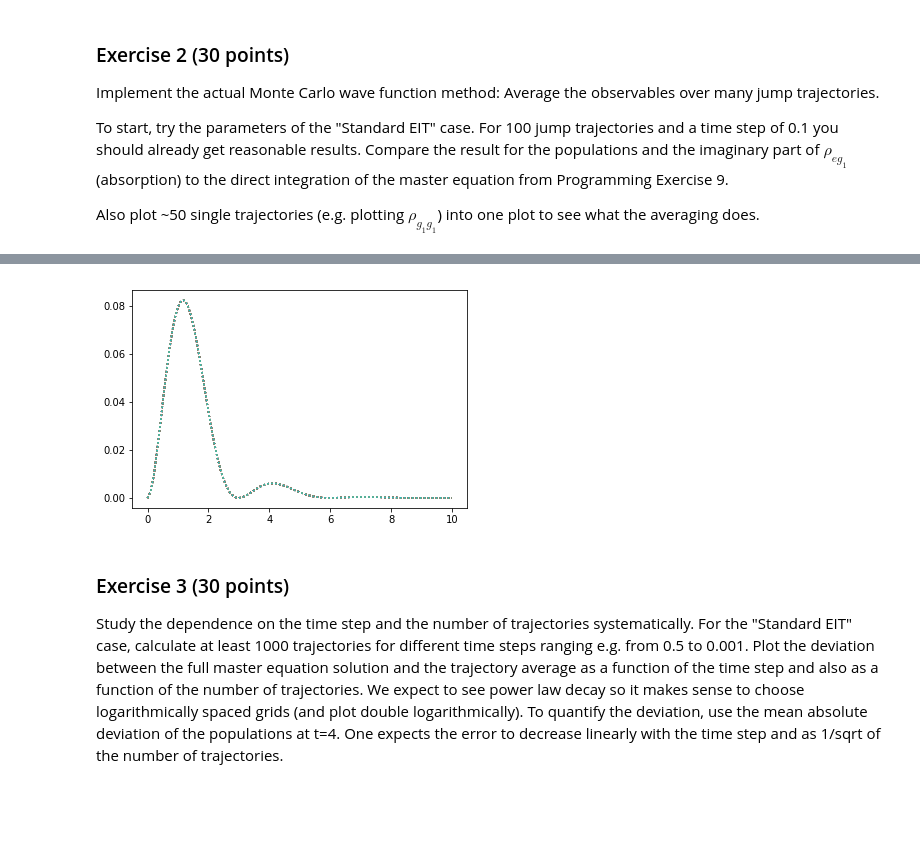
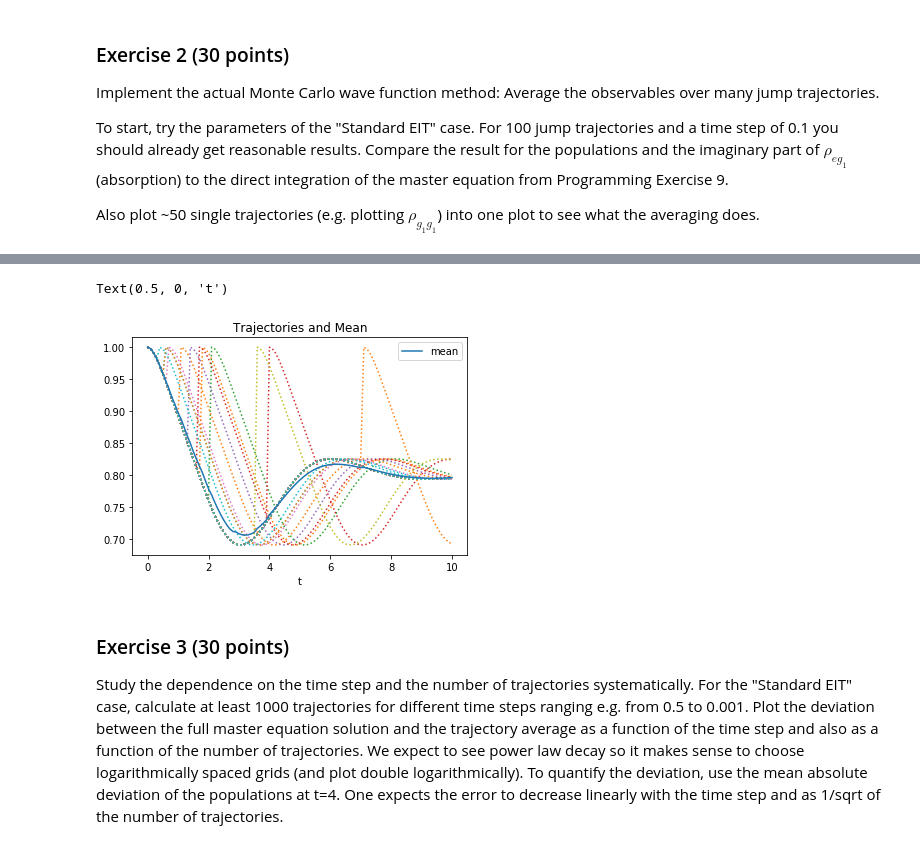
Before and after one commit to ml4cdeca/ComputationalQuantumDynamics, a Jupyter notebook: blatt10/exercise10.ipynb, the cells around one changed output, grey strips where cells are left out. Saved outputs shown, nothing was run; the diff lists cells and outputs as text; code cells hidden in the pictures; blank space fills up the shorter version.

Commit message:
trajectories

```diff
--- a/blatt10/exercise10.ipynb
+++ b/blatt10/exercise10.ipynb
@@ -198,9 +177,14 @@ Text(0, 0.5, 'Im[$\\rho_{eg1}$]')
-# %%
-#PROBLEM, wie genau bekomm ich die trajektorien?
-for i in range(50):
-    plt.plot(np.arange(0,10.1,0.1),trajectories[i,:,2],linestyle=":")
-# %% [output]
-[figure, removed]
+# %%
+t=np.arange(0,10.1,0.1)
+for i in range(50):
+    plt.plot(t,trajectories[i,:,0],linestyle=":")
+plt.plot(t,meantr[:,0],label='mean')
+plt.legend()
+plt.title('Trajectories and Mean')
+plt.xlabel('t')
+# %% [output]
+Text(0.5, 0, 't')
+[figure, added]
 # %% [markdown]
 ### Exercise 3 (30 points)
 
```
Also changed, not shown: parts of 3 cells of this notebook.
